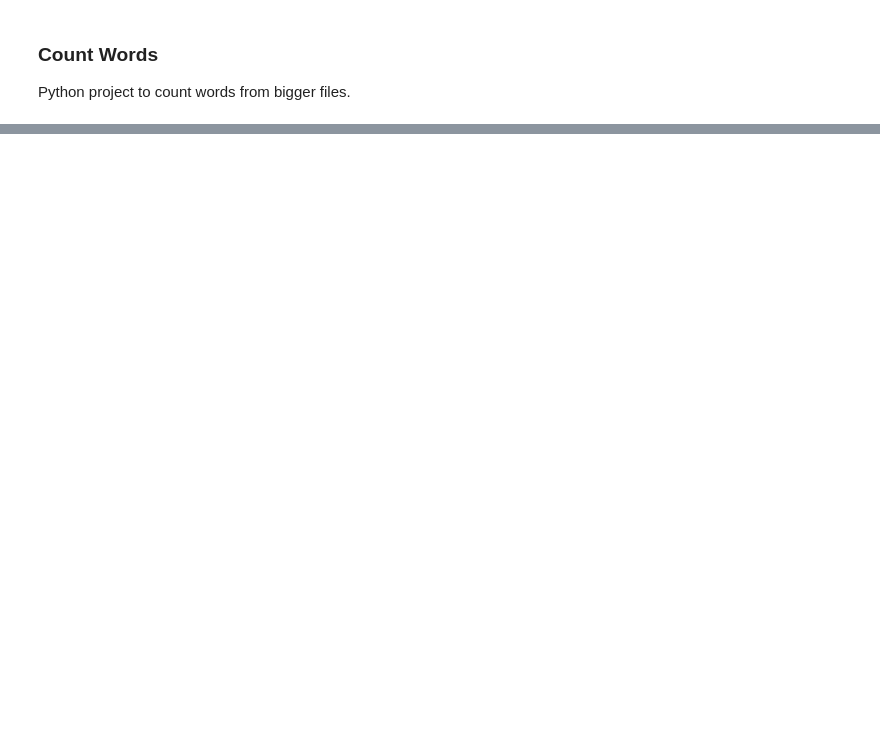
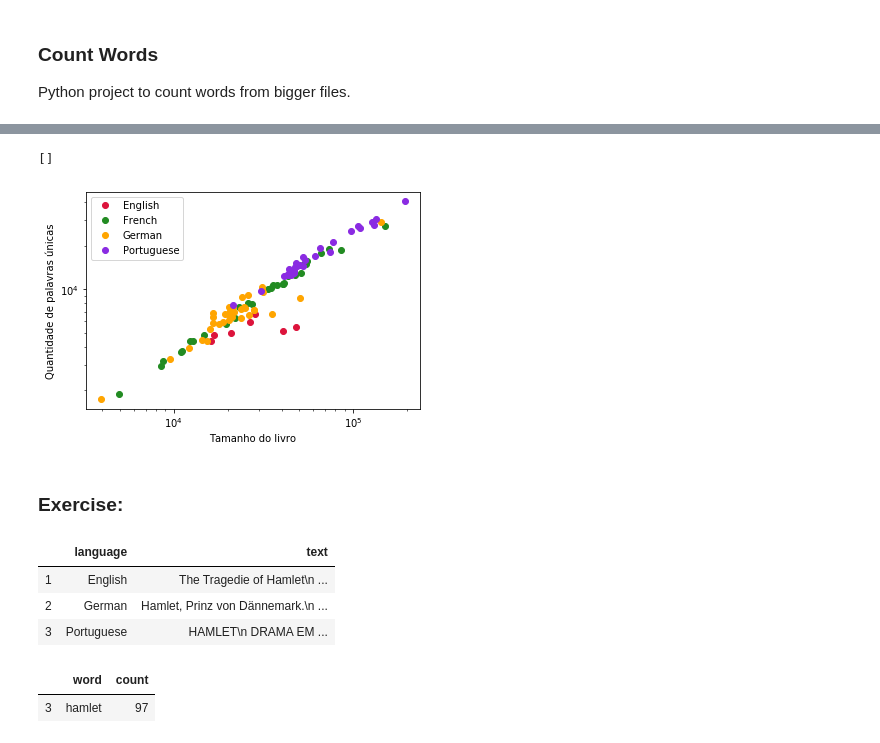
Before and after one commit to joaodias-code/jd-python-samples, a Jupyter notebook: python-projects/count-words/count-words.ipynb, the cells around one changed output, grey strips where cells are left out. Drawn from its saved outputs; the diff is of its cells as text; code cells hidden in the pictures; blank space fills up the shorter version.

```diff
--- a/python-projects/count-words/count-words.ipynb
+++ b/python-projects/count-words/count-words.ipynb
@@ -41,0 +145,43 @@ False
+# %%
+#pegar os linguas dos livros
+languages_list = os.listdir(language_dir)
+colors = ['crimson', 'forestgreen', 'orange', 'blueviolet']
+i = 0
+
+for language in languages_list:
+    subset = df_books[df_books['language'] == language]
+    plt.loglog(subset.length, subset.words, "o", label=language, color=colors[i])
+    i += 1
+
+plt.legend()
+plt.xlabel('Tamanho do livro')
+plt.ylabel('Quantidade de palavras únicas')
+plt.plot()
+# %% [output]
+[]
+[figure, added]
+# %% [markdown]
+### Exercise:
+# %%
+import pandas as pd
+hamlets = pd.read_csv('../_datasets/hamlets.csv', index_col=0)
+hamlets
+# %% [output]
+|  | language | text |
+| 1 | English | The Tragedie of Hamlet\n ... |
+| 2 | German | Hamlet, Prinz von Dännemark.\n ... |
+| 3 | Portuguese | HAMLET\n DRAMA EM ... |
+# %%
+language, text = hamlets.iloc[0]
+
+counted_text = count_words_fast(text)
+
+data = pd.DataFrame(columns=('word', 'count'))
+data['word'] = counted_text.keys()
+data['count'] = counted_text.values()
+
+data.head(30)
+data[data['word'] == 'hamlet']
+# %% [output]
+|  | word | count |
+| 3 | hamlet | 97 |
```
Also changed, not shown: parts of 13 cells of this notebook.
